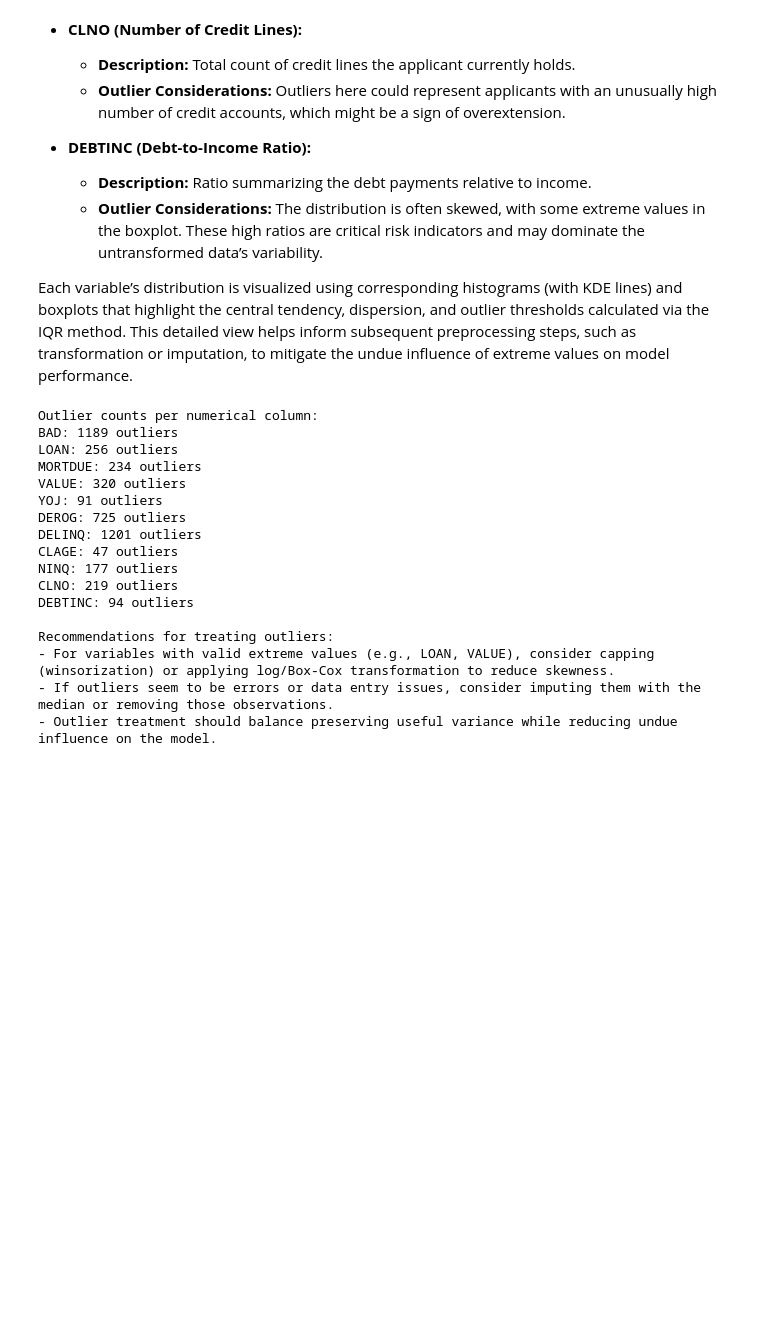
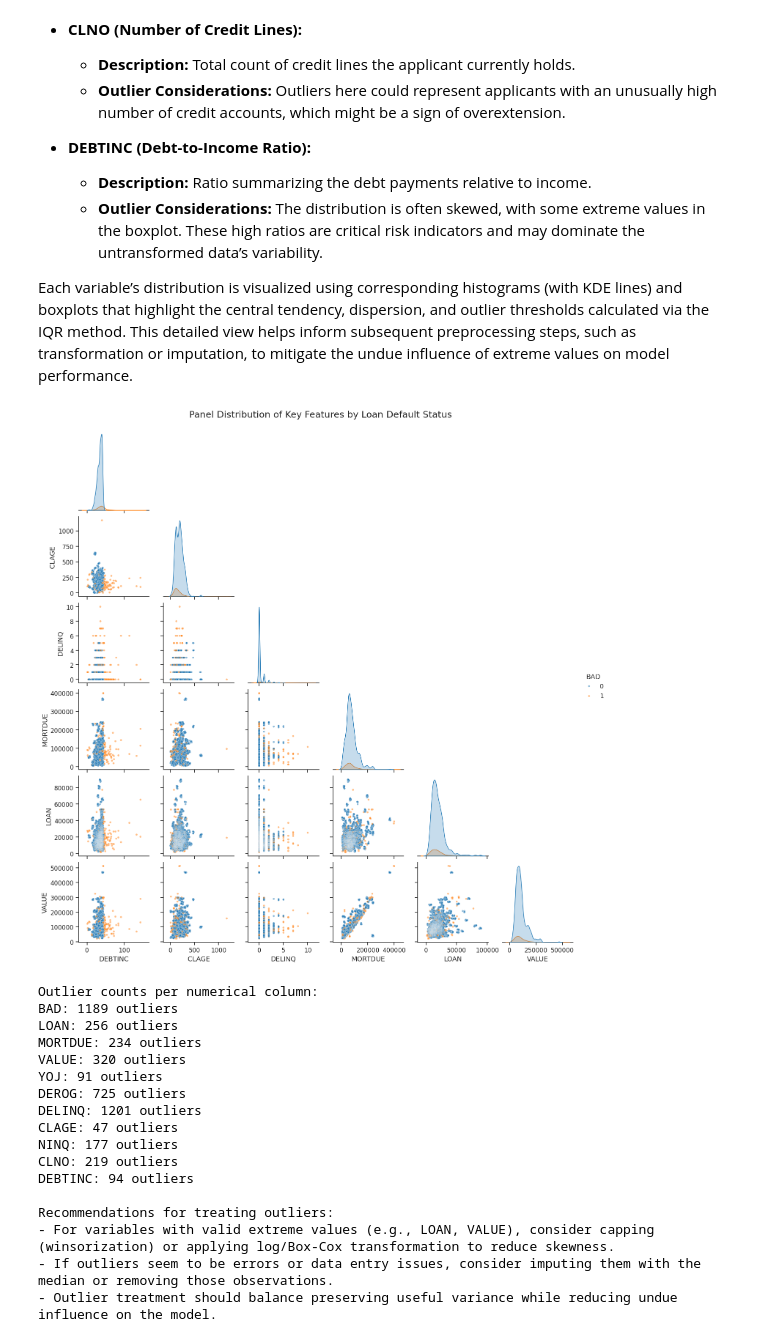
Before and after one commit to zuzann18/Loan_default, a Jupyter notebook: Applied_Data_Science_Loan_Default_Zuzanna_Walus.ipynb, the cells around one changed output. Cells and saved outputs as stored; diff of their text form; code cells hidden in the pictures; blank space fills up the shorter version.

```diff
--- a/Applied_Data_Science_Loan_Default_Zuzanna_Walus.ipynb
+++ b/Applied_Data_Science_Loan_Default_Zuzanna_Walus.ipynb
@@ -117,0 +125,4 @@ import shap
+# %%
+
+drive.mount('/content/drive')
+df = pd.read_csv('/content/drive/MyDrive/loan_MIT/hmeq.csv')
@@ -119,7 +132,7 @@ import shap
 
 
 # Load dataset
-df = pd.read_csv('hmeq.csv')
+#df = pd.read_csv('hmeq.csv')
 df.head()
 # %% [output]
 |  | BAD | LOAN | MORTDUE | VALUE | REASON | JOB | YOJ | DEROG | DELINQ | CLAGE | NINQ | ... |
@@ -425,6 +490,30 @@ YOJ IQR Outlier Boundaries:
     - **Outlier Considerations:** The distribution is often skewed, with some extreme values in the boxplot. These high ratios are critical risk indicators and may dominate the untransformed data’s variability.
 
 Each variable’s distribution is visualized using corresponding histograms (with KDE lines) and boxplots that highlight the central tendency, dispersion, and outlier thresholds calculated via the IQR method. This detailed view helps inform subsequent preprocessing steps, such as transformation or imputation, to mitigate the undue influence of extreme values on model performance.
+# %%
+
+
+# Select key features for panel analysis
+panel_features = ['DEBTINC', 'CLAGE', 'DELINQ', 'MORTDUE', 'LOAN', 'VALUE', 'BAD']
+
+# Subset DataFrame for pairplot
+pairplot_df = df[panel_features].copy()
+pairplot_df = pairplot_df.dropna()  # drop NAs for clean plotting
+
+# Plot pairplot with 'BAD' as hue (target)
+sns.set(style="ticks", font_scale=1.1)
+g = sns.pairplot(
+    pairplot_df,
+    hue='BAD',
+    palette={0: "tab:blue", 1: "tab:orange"},
+    diag_kind="kde",
+    plot_kws={'alpha': 0.5, 's': 15},
+    corner=True
+)
+g.fig.suptitle("Panel Distribution of Key Features by Loan Default Status", y=1.02, fontsize=18)
+plt.show()
+# %% [output]
+[figure, added]
 # %%
 
 
```
Also changed, not shown: parts of 5 cells of this notebook.
